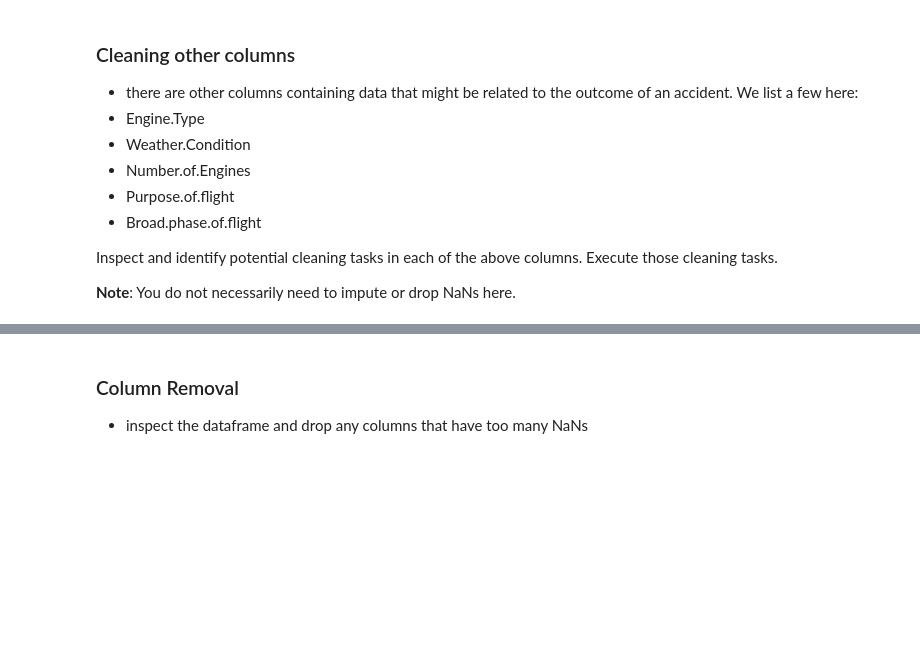
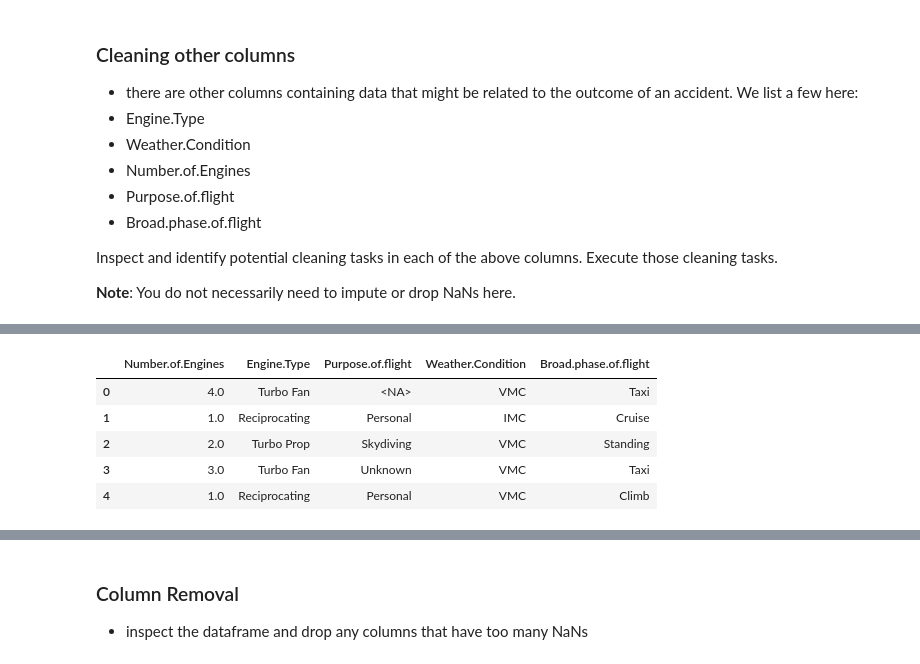
Before and after one commit to amacken3/dsc-course0-m8-lab, a Jupyter notebook: Aviation_Accidents_Cleaning.ipynb, the cells around one changed output, grey strips where cells are left out. Saved outputs shown, nothing was run; the diff lists cells and outputs as text; code cells hidden in the pictures; blank space fills up the shorter version.

Commit message:
Clean additional aviation columns

```diff
--- a/Aviation_Accidents_Cleaning.ipynb
+++ b/Aviation_Accidents_Cleaning.ipynb
@@ -350,3 +350,13 @@ To address this, I created a Plane.Type column by combining Make and Model. This
 Inspect and identify potential cleaning tasks in each of the above columns. Execute those cleaning tasks.
 
 **Note**: You do not necessarily need to impute or drop NaNs here.
+# %%
+columns_to_review = [
+    "Number.of.Engines",
+    "Engine.Type",
+    "Purpose.of.flight",
+    "Weather.Condition",
+    "Broad.phase.of.flight",
+]
+
+df_analysis[columns_to_review].isna().sum()
@@ -352,0 +370,5 @@ Inspect and identify potential cleaning tasks in each of the above columns. Exec
+# %%
+for column in columns_to_review:
+    print(column)
+    display(df_analysis[column].value_counts(dropna=False).head(20))
+    print()
@@ -352,0 +439,42 @@ Inspect and identify potential cleaning tasks in each of the above columns. Exec
+# %%
+categorical_columns = [
+    "Engine.Type",
+    "Purpose.of.flight",
+    "Broad.phase.of.flight",
+]
+
+for column in categorical_columns:
+    df_analysis[column] = (
+        df_analysis[column]
+        .astype("string")
+        .str.strip()
+        .str.title()
+    )
+
+df_analysis["Weather.Condition"] = (
+    df_analysis["Weather.Condition"]
+    .astype("string")
+    .str.strip()
+    .str.upper()
+)
+
+df_analysis["Weather.Condition"] = df_analysis["Weather.Condition"].replace(
+    {
+        "UNK": "UNKNOWN",
+    }
+)
+
+df_analysis["Engine.Type"] = df_analysis["Engine.Type"].replace(
+    {
+        "Unk": "Unknown",
+    }
+)
+
+df_analysis[columns_to_review].head()
+# %% [output]
+|  | Number.of.Engines | Engine.Type | Purpose.of.flight | Weather.Condition | Broad.phase.of.flight |
+| 0 | 4.0 | Turbo Fan | <NA> | VMC | Taxi |
+| 1 | 1.0 | Reciprocating | Personal | IMC | Cruise |
+| 2 | 2.0 | Turbo Prop | Skydiving | VMC | Standing |
+| 3 | 3.0 | Turbo Fan | Unknown | VMC | Taxi |
+| 4 | 1.0 | Reciprocating | Personal | VMC | Climb |
```
Also changed, not shown: parts of 3 cells of this notebook.
